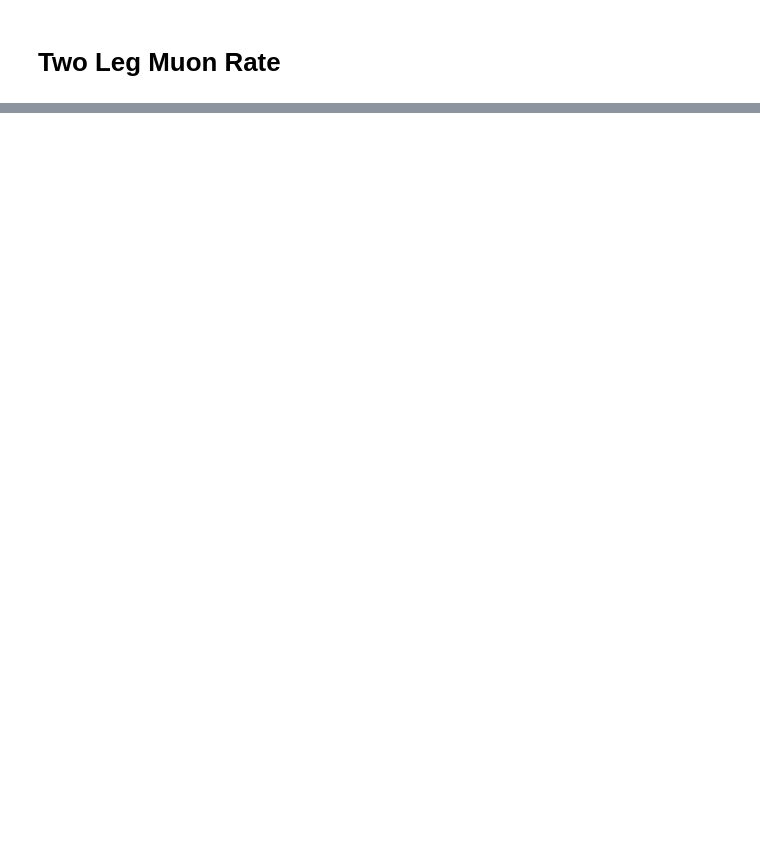
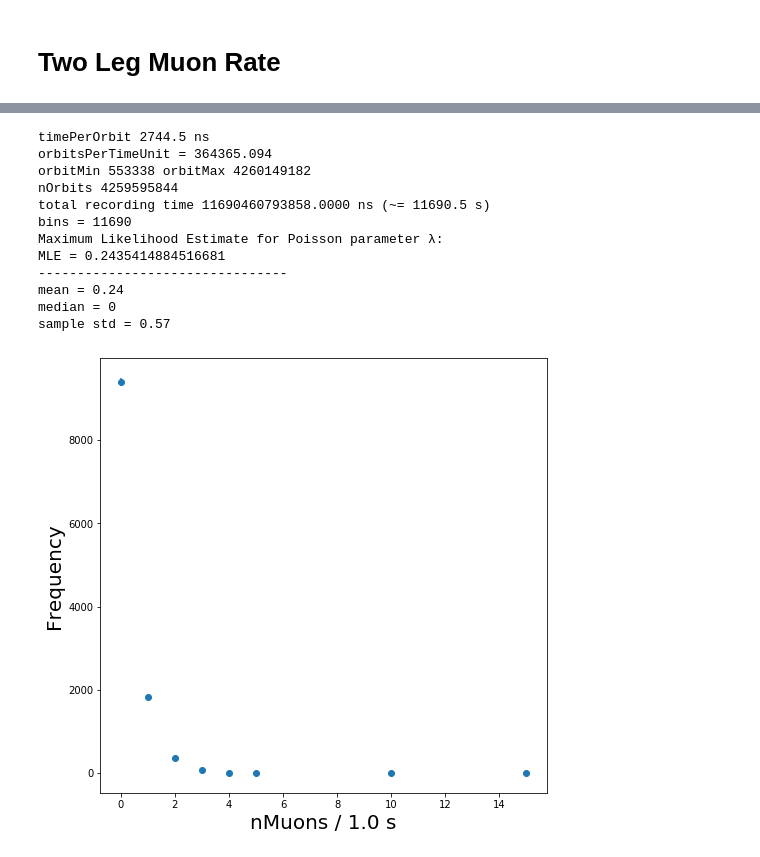
Before and after one commit to GeorgeAlex22/scout, a Jupyter notebook: Rates.ipynb, the cells around one changed output, grey strips where cells are left out. Drawn from its saved outputs; the diff is of its cells as text; code cells hidden in the pictures; blank space fills up the shorter version.

```diff
--- a/Rates.ipynb
+++ b/Rates.ipynb
@@ -177,0 +188,18 @@ Gaussian 99% Confidence Interval = [3.19 , 3.23 ]
+# %%
+twoleg3 = pd.read_csv("./data/Merged/twolegOS3.txt" )
+
+twoleg_muons, tu_tl = rate(twoleg3, TU = 1)
+# %% [output]
+timePerOrbit 2744.5 ns
+orbitsPerTimeUnit = 364365.094
+orbitMin 553338 orbitMax 4260149182
+nOrbits 4259595844
+total recording time 11690460793858.0000 ns (~= 11690.5 s)
+bins = 11690
+Maximum Likelihood Estimate for Poisson parameter λ:
+MLE = 0.2435414884516681
+--------------------------------
+mean = 0.24
+median = 0
+sample std = 0.57
+[figure, added]
```
Also changed, not shown: parts of 6 cells of this notebook, 3 other files.
